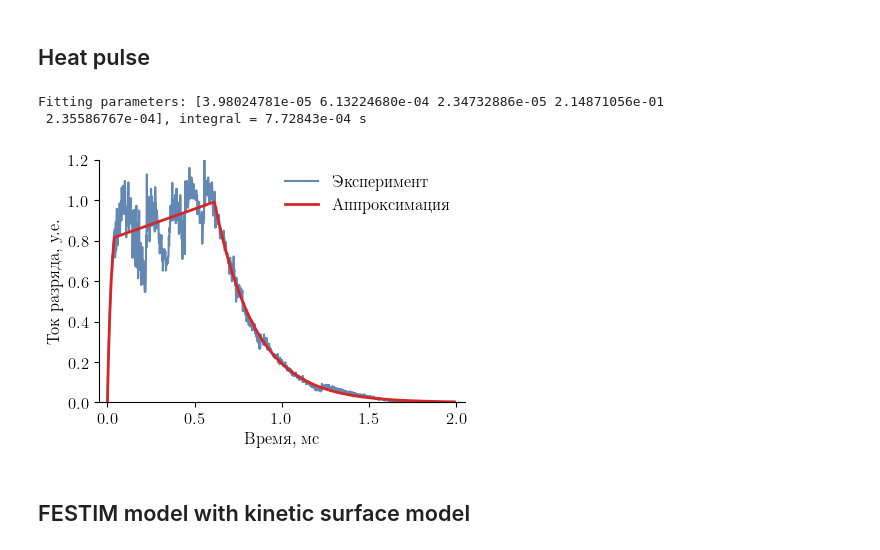
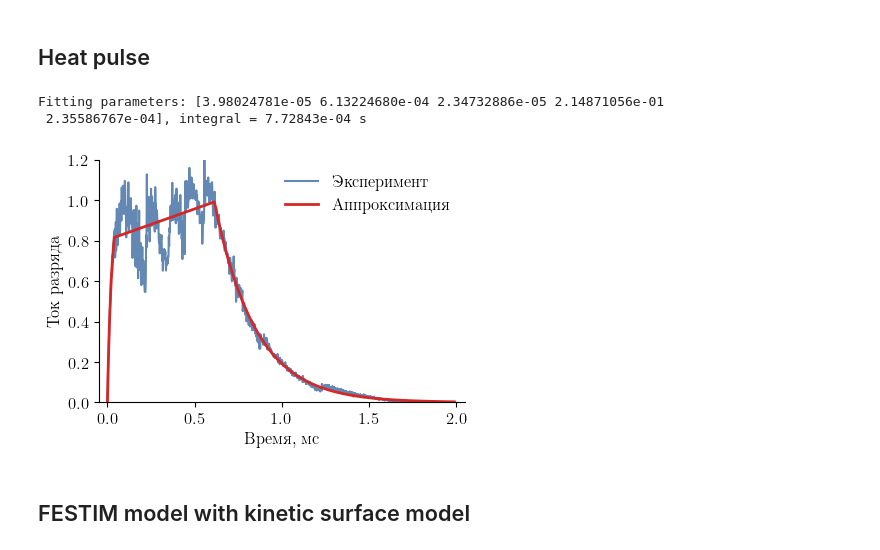
Before and after one commit to KulaginVladimir/PhD, a Jupyter notebook: Scripts/Chapter_3/QSPA_validation/QSPA.ipynb, the cells around one changed output. Drawn from its saved outputs; the diff is of its cells as text; code cells hidden in the pictures.

```diff
--- a/Scripts/Chapter_3/QSPA_validation/QSPA.ipynb
+++ b/Scripts/Chapter_3/QSPA_validation/QSPA.ipynb
@@ -66,35 +66,35 @@ integral = np.trapz(fit_func(times, *popt), x=times)
 print(f"Fitting parameters: {popt}, integral = {integral:.5e} s")
 
 plt.figure(figsize=(120 * mm2inch, 80 * mm2inch))
 
 plt.plot(
     QSPA_pulse[:, 0] / 1e-3,
     QSPA_pulse[:, 1],
     lw=1.5,
     color=cmap(0),
     label="Эксперимент",
 )
 plt.plot(
     QSPA_pulse[:, 0] / 1e-3,
     fit_func(QSPA_pulse[:, 0], *popt),
     lw=2,
     color="tab:red",
     label="Аппроксимация",
 )
-plt.ylabel("Ток разряда, у.е.")
+plt.ylabel("Ток разряда")
 plt.xlabel("Время, мс")
 plt.xlim(-0.05, 2.05)
 plt.ylim(0, 1.2)
 plt.legend()
 
 plt.savefig(
     "../../../Thesis/images/QSPA_pulse.pdf", bbox_inches="tight", pad_inches=0.02
 )
 plt.show()
 # %% [output]
 Fitting parameters: [3.98024781e-05 6.13224680e-04 2.34732886e-05 2.14871056e-01
  2.35586767e-04], integral = 7.72843e-04 s
-[figure, old version]
+[figure, new version]
 # %% [markdown]
 ## FESTIM model with kinetic surface model
 # %%
```
Also changed, not shown: 59 other files.
